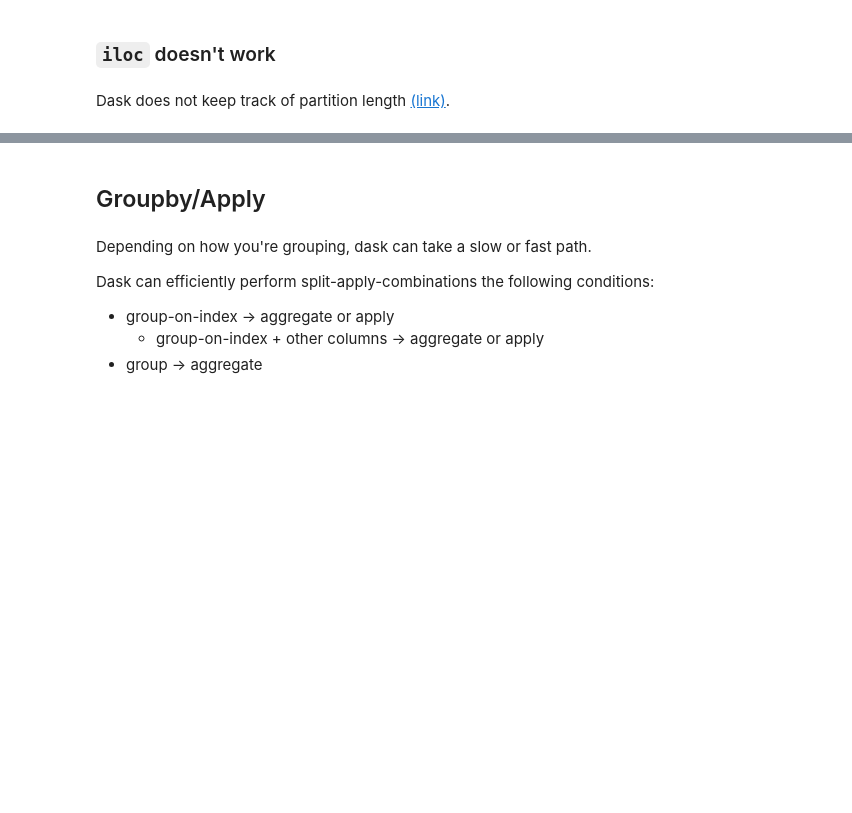
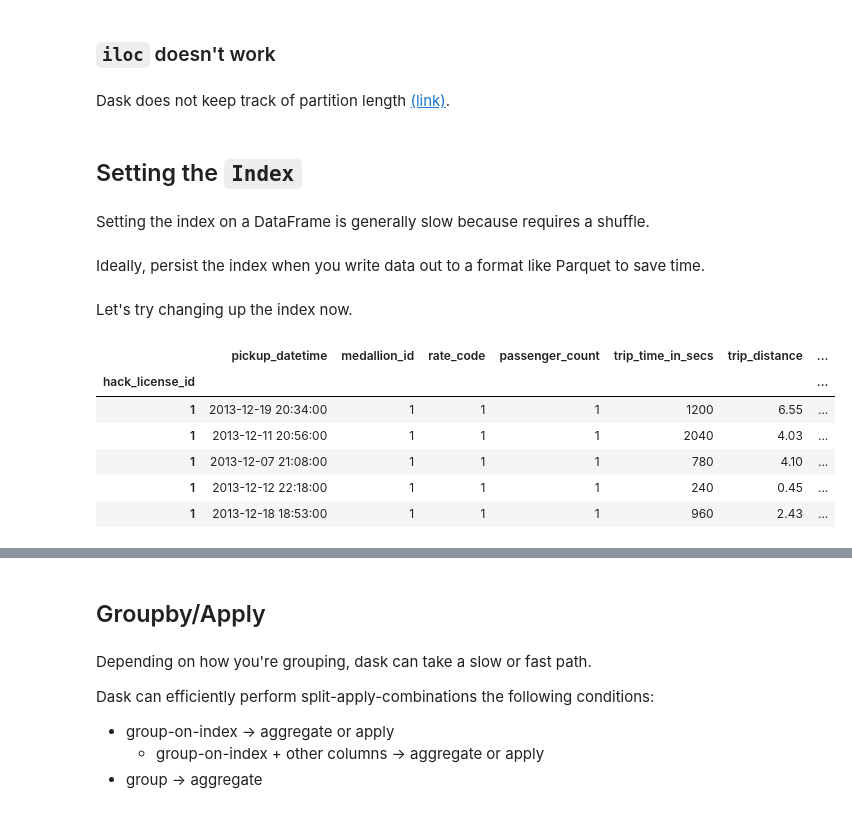
Before and after one commit to Logankrish/dask-scaling-dataframe, a Jupyter notebook: 02-dask-dataframe.ipynb, the cells around one changed output, grey strips where cells are left out. Cells and saved outputs as stored; diff of their text form; code cells hidden in the pictures; blank space fills up the shorter version.

```diff
--- a/02-dask-dataframe.ipynb
+++ b/02-dask-dataframe.ipynb
@@ -78,3 +89,26 @@ try:
     trips.iloc[:5, :]
 except NotImplementedError as e:
     print(e)
+# %% [markdown]
+## Setting the `Index`
+# %% [markdown]
+Setting the index on a DataFrame is generally slow because requires a shuffle.
+# %% [markdown]
+Ideally, persist the index when you write data out to a format like Parquet to save time.
+# %% [markdown]
+Let's try changing up the index now.
+# %%
+trips_hk = (trips.reset_index()
+    .assign(date=lambda df: df.pickup_datetime.dt.normalize())
+    .set_index("hack_license_id")
+    .persist())
+# %%
+trips_hk.head()
+# %% [output]
+|  | pickup_datetime | medallion_id | rate_code | passenger_count | trip_time_in_secs | trip_distance | ... |
+| hack_license_id |  |  |  |  |  |  | ... |
+| 1 | 2013-12-19 20:34:00 | 1 | 1 | 1 | 1200 | 6.55 | ... |
+| 1 | 2013-12-11 20:56:00 | 1 | 1 | 1 | 2040 | 4.03 | ... |
+| 1 | 2013-12-07 21:08:00 | 1 | 1 | 1 | 780 | 4.10 | ... |
+| 1 | 2013-12-12 22:18:00 | 1 | 1 | 1 | 240 | 0.45 | ... |
+| 1 | 2013-12-18 18:53:00 | 1 | 1 | 1 | 960 | 2.43 | ... |
```
Also changed, not shown: parts of 21 cells of this notebook, 4 other files.
